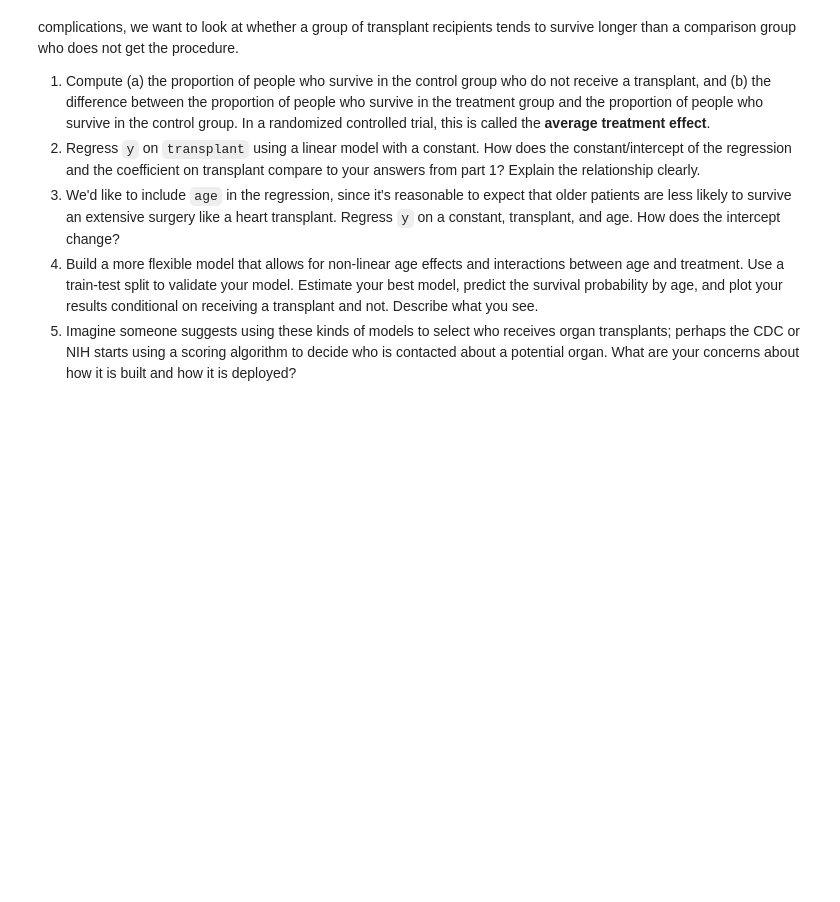
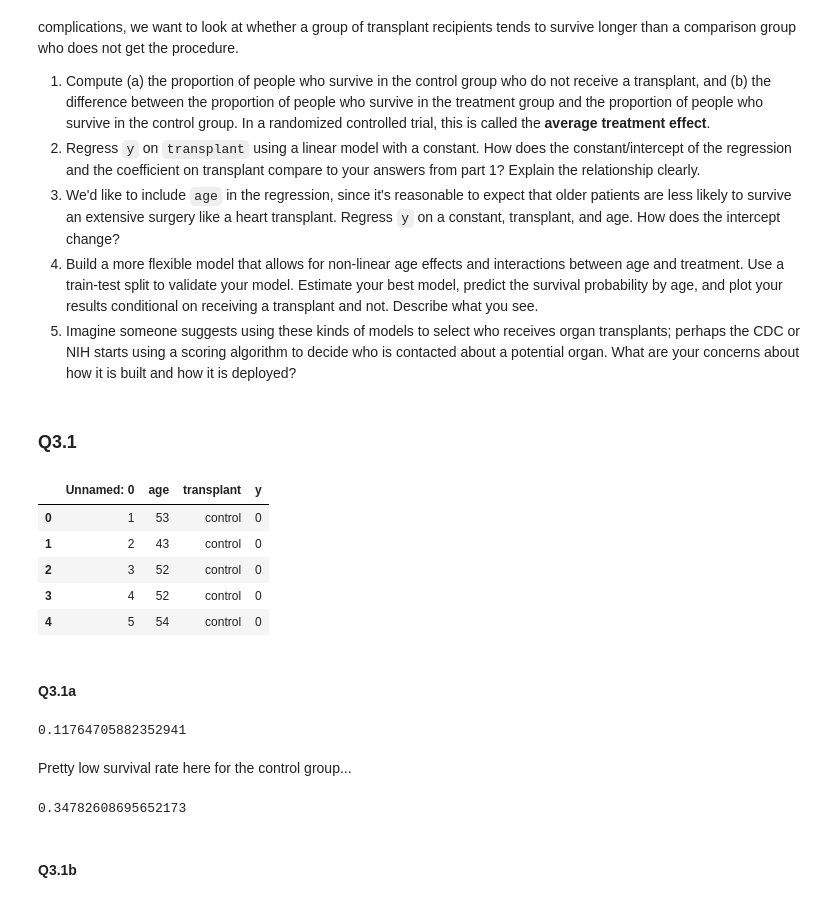
Before and after one commit to kevincha12/linear_models_assignment, a Jupyter notebook: assignment.ipynb, the cells around one changed output. Saved outputs shown, nothing was run; the diff lists cells and outputs as text; code cells hidden in the pictures; blank space fills up the shorter version.

```diff
--- a/assignment.ipynb
+++ b/assignment.ipynb
@@ -77,3 +220,37 @@ Since a heart transplant is a dangerous operation and even people who successful
 3. We'd like to include `age` in the regression, since it's reasonable to expect that older patients are less likely to survive an extensive surgery like a heart transplant. Regress `y` on a constant, transplant, and age. How does the intercept change?
 4. Build a more flexible model that allows for non-linear age effects and interactions between age and treatment. Use a train-test split to validate your model. Estimate your best model, predict the survival probability by age, and plot your results conditional on receiving a transplant and not. Describe what you see.
 5. Imagine someone suggests using these kinds of models to select who receives organ transplants; perhaps the CDC or NIH starts using a scoring algorithm to decide who is contacted about a potential organ. What are your concerns about how it is built and how it is deployed?
+# %% [markdown]
+### Q3.1
+# %%
+heart_df = pd.read_csv('./data/heart_hw.csv')
+heart_df.head()
+# %% [output]
+|  | Unnamed: 0 | age | transplant | y |
+| 0 | 1 | 53 | control | 0 |
+| 1 | 2 | 43 | control | 0 |
+| 2 | 3 | 52 | control | 0 |
+| 3 | 4 | 52 | control | 0 |
+| 4 | 5 | 54 | control | 0 |
+# %% [markdown]
+#### Q3.1a
+# %%
+heart_df_control = heart_df[heart_df['transplant'] == 'control']
+heart_df_control_survived = len(heart_df_control[heart_df_control['y'] == 1])
+heart_df_control_total = len(heart_df_control)
+heart_df_control_survival_prop = heart_df_control_survived / heart_df_control_total
+heart_df_control_survival_prop
+# %% [output]
+0.11764705882352941
+# %% [markdown]
+Pretty low survival rate here for the control group...
+# %%
+heart_df_treatment = heart_df[heart_df['transplant'] == 'treatment']
+heart_df_treatment_survived = len(heart_df_treatment[heart_df_treatment['y'] == 1])
+heart_df_treatment_total = len(heart_df_treatment)
+heart_df_treatment_survival_prop = heart_df_treatment_survived / heart_df_treatment_total
+heart_df_treatment_survival_prop
+# %% [output]
+0.34782608695652173
+# %% [markdown]
+#### Q3.1b
```
Also changed, not shown: parts of 44 cells of this notebook, 1 other file.
